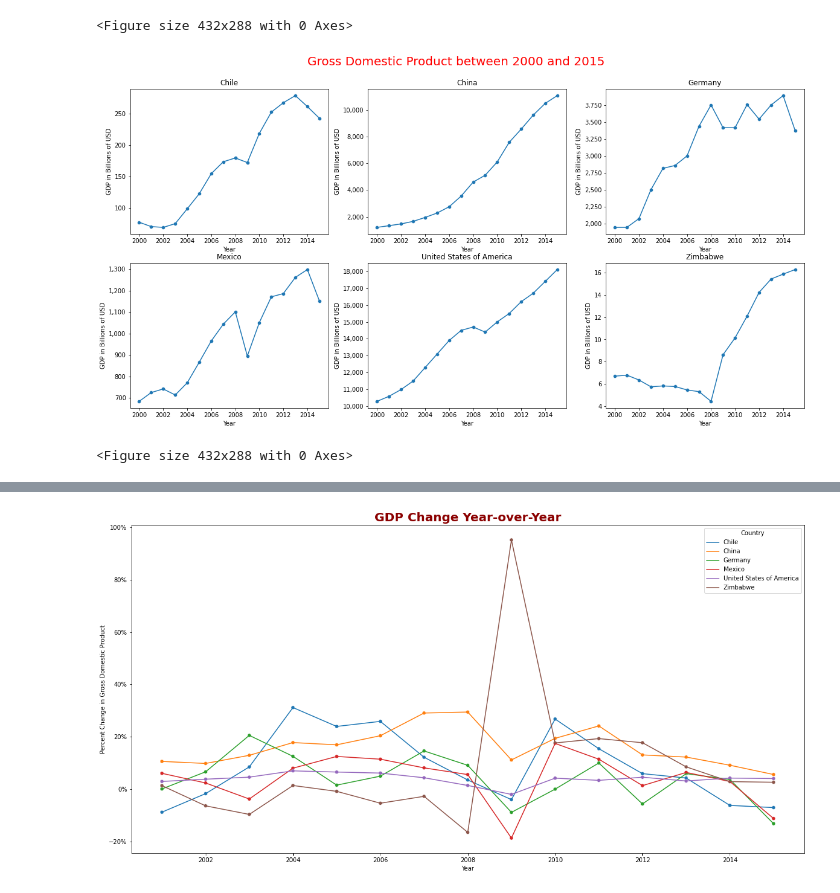
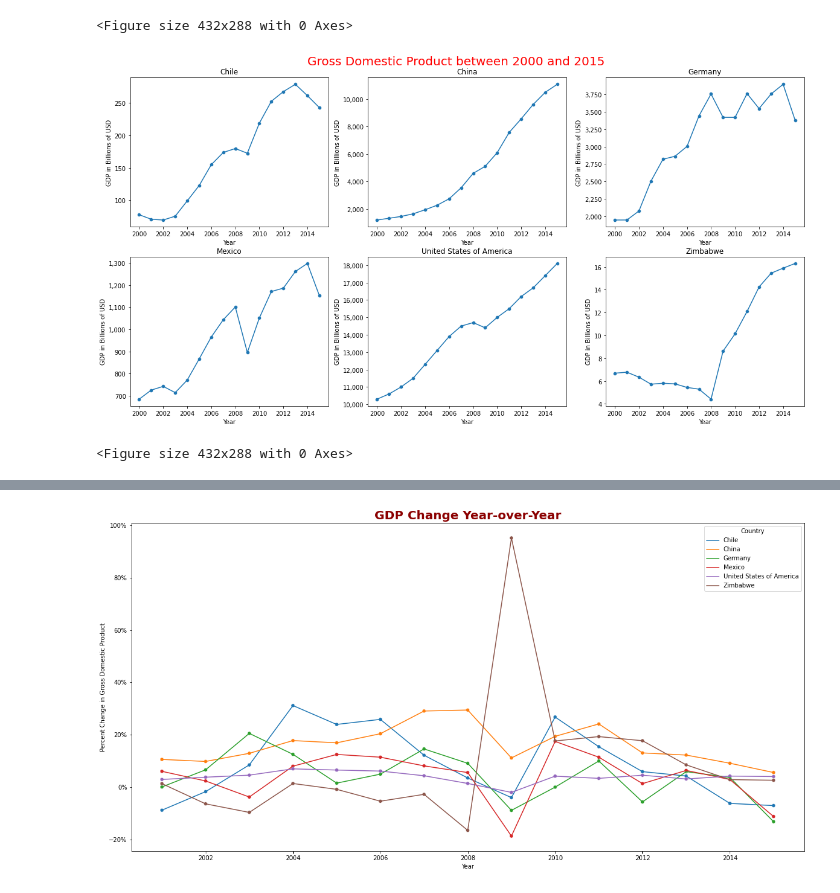
Before and after one commit to egecalay/Life-Expectancy-and-GDP, a Jupyter notebook: life_expectancy_gdp.ipynb, the cells around one changed output, grey strips where cells are left out. Drawn from its saved outputs; the diff is of its cells as text; code cells hidden in the pictures.

```diff
--- a/life_expectancy_gdp.ipynb
+++ b/life_expectancy_gdp.ipynb
@@ -106,14 +106,14 @@ counter=1
 unique_countries=df.Country.unique()
 
 print(unique_countries)
-plt.figure(figsize=(20,15))
+plt.figure(figsize=(20,10))
 
 for country in unique_countries:
     #print(country)
     df_country=df[df['Country'] == country]
     #print(df_country)
     #df.groupby('Country').mean()
-    plt.subplot(3,3,counter)
+    plt.subplot(2,3,counter)
     plt.title(country)
     plt.hist(df_country["Life expectancy at birth (years)"])
     counter+=1
@@ -215,11 +215,11 @@ plt.clf()
 #Plot Life Expectancy at Birth (LEB) in a time-series graph for each country.
 
 counter=1
-plt.figure(figsize=(20,15))
+plt.figure(figsize=(20,10))
 
 for country in unique_countries:
     df_country=df[df['Country'] == country]
-    plt.subplot(3,3,counter)
+    plt.subplot(2,3,counter)
     plt.title(country)
 
     sns.scatterplot(x='Year', y='Life expectancy at birth (years)',data=df[df.Country == country])
@@ -235,11 +235,11 @@ plt.clf()
 #Plot Percent change in (LEB) in a time-series graph for each country.
 
 counter=1
-plt.figure(figsize=(20,15))
+plt.figure(figsize=(20,10))
 result_total=pd.DataFrame()
 
 for country in unique_countries:
-    plt.subplot(3,3,counter)
+    plt.subplot(2,3,counter)
     plt.title(country)
     df_country=df[df['Country'] == country]
     df_country_2 = df_country.iloc[:,2:].pct_change().round(4)*100
@@ -345,25 +345,25 @@ plt.clf()
 [figure]
 <Figure size 432x288 with 0 Axes>
 # %%
+#Plot Gross Domestic Product (GDP) change in a time-series graph for each country.
 
-#Plot Gross Domestic Product (GDP) change in a time-series graph for each country.
 counter=1
-plt.figure(figsize=(20,15))
+plt.figure(figsize=(20,10))
 for country in unique_countries:
-    ax= plt.subplot(3,3,counter)
+    ax= plt.subplot(2,3,counter)
     sns.lineplot(x='Year',y='GDP', data=df[df.Country == country])
     scat_ax_b=sns.scatterplot(x='Year',y='GDP', data=df[df.Country == country])
     ylabels_1 = ['{:,.0f}'.format(y) for y in scat_ax_b.get_yticks()/(10**9)]
     scat_ax_b.set_yticklabels(ylabels_1)
     scat_ax_b.set_ylabel('GDP in Billions of USD')
 
     plt.title(country)
     counter+=1
 
 plt.suptitle('Gross Domestic Product between 2000 and 2015',fontsize = 20,c='red',y=0.93)
 plt.savefig('GDP change between 2000 and 2015.png')
 plt.show()
 plt.clf()
 # %% [output]
-[figure, old version]
+[figure, new version]
 <Figure size 432x288 with 0 Axes>
```
Also changed, not shown: parts of 8 cells of this notebook.
